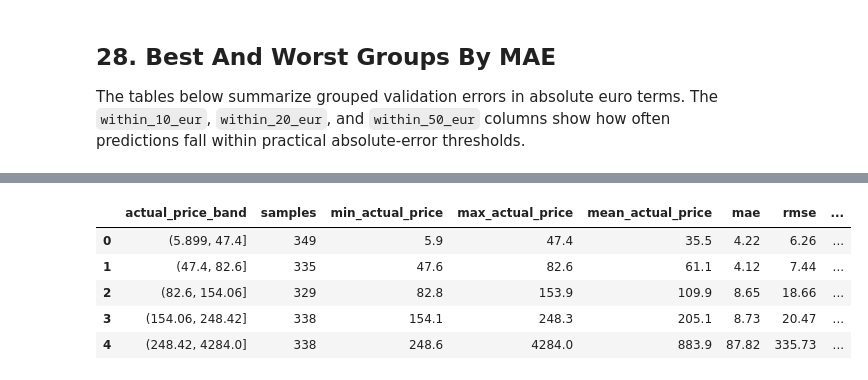
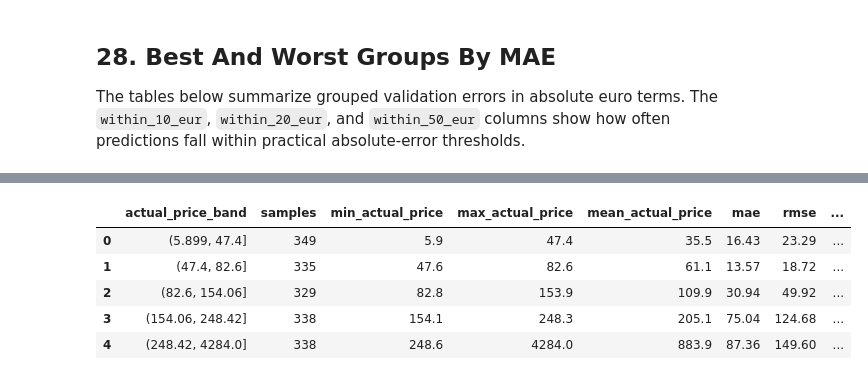
Before and after one commit to Riteshbhandarii/DPPM, a Jupyter notebook: notebooks/04_training/04_catboost.ipynb, the cells around one changed output, grey strips where cells are left out. Cells and saved outputs as stored; diff of their text form; code cells hidden in the pictures.

```diff
--- a/notebooks/04_training/04_catboost.ipynb
+++ b/notebooks/04_training/04_catboost.ipynb
@@ -1074,7 +1272,8 @@ def prepare_experiment_features(feature_list, train_df, validation_df, excluded_
         X_validation_current,
     )
 # %%
-for model_name, feature_list in feature_sets.items():
+for model_name, feature_config in feature_sets.items():
+    feature_list = feature_config["features"]
     (
         requested_features,
         available_features,
@@ -1095,14 +1294,17 @@ for model_name, feature_list in feature_sets.items():
         cat_features_current,
     ) = fit_catboost_model(
         X_train_current,
-        y_train_log,
+        prepare_catboost_target(y_train, selected_catboost_target_mode),
         X_validation_current,
-        y_validation_log,
+        prepare_catboost_target(y_validation, selected_catboost_target_mode),
         selected_catboost_params,
     )
 
-    validation_pred_log_current = model_current.predict(X_validation_current_prepared)
-    validation_pred_current = np.exp(validation_pred_log_current)
+    validation_pred_model_scale_current = model_current.predict(X_validation_current_prepared)
+    validation_pred_current = convert_catboost_predictions_to_eur(
+        validation_pred_model_scale_current,
+        selected_catboost_target_mode,
+    )
     experiment_predictions[model_name] = validation_pred_current
 
     validation_mae_current = mean_absolute_error(
@@ -1119,6 +1321,7 @@ for model_name, feature_list in feature_sets.items():
 
     experiment_results.append({
         "experiment": model_name,
+        "trusted_for_selection": feature_config["trusted_for_selection"],
         "raw_columns_requested": len(requested_features),
         "raw_columns_used": len(available_features),
         "raw_columns_missing": len(missing_features),
@@ -1129,6 +1332,7 @@ for model_name, feature_list in feature_sets.items():
 
     experiment_feature_details.append({
         "experiment": model_name,
+        "trusted_for_selection": feature_config["trusted_for_selection"],
         "used_features_count": len(available_features),
         "used_features_list": available_features,
         "missing_features_list": missing_features,
@@ -1214,5 +1424,23 @@ best_model_direction_summary.style.format({
 # %%
 # Build a full best-model validation table for absolute and percentage error diagnostics.
+if "experiment_results" not in globals() or len(experiment_results) == 0:
+    raise NameError(
+        "experiment_results is not defined. Run the feature-set comparison section first."
+    )
+
+experiment_results_df = pd.DataFrame(experiment_results)
+if "trusted_for_selection" not in experiment_results_df.columns:
+    experiment_results_df["trusted_for_selection"] = True
+
+trusted_experiment_results_df = experiment_results_df[
+    experiment_results_df["trusted_for_selection"]
+].copy()
+if trusted_experiment_results_df.empty:
+    trusted_experiment_results_df = experiment_results_df.copy()
+
+best_experiment_name = trusted_experiment_results_df.sort_values(
+    ["validation_MAE", "validation_RMSE"]
+).iloc[0]["experiment"]
 best_validation_predictions = experiment_predictions[best_experiment_name]
 
 best_model_validation_df = pd.DataFrame({
@@ -1245,37 +1473,37 @@ best_model_validation_df["actual_price_band"] = pd.qcut(
 )
 
 # The price-band summary includes MAPE because percentage error is informative across very different price levels.
 best_model_price_band_summary = (
     best_model_validation_df
     .groupby("actual_price_band", observed=False)
     .agg(
         samples=("actual_price", "size"),
         min_actual_price=("actual_price", "min"),
         max_actual_price=("actual_price", "max"),
         mean_actual_price=("actual_price", "mean"),
         mae=("absolute_error", "mean"),
         rmse=("squared_error", lambda s: np.sqrt(s.mean())),
         mape=("absolute_percentage_error", "mean"),
         median_residual=("residual", "median"),
     )
     .reset_index()
 )
 
 best_model_price_band_summary.style.format({
     "min_actual_price": "{:.1f}",
     "max_actual_price": "{:.1f}",
     "mean_actual_price": "{:.1f}",
     "mae": "{:.2f}",
     "rmse": "{:.2f}",
     "mape": "{:.1%}",
     "median_residual": "{:+.2f}",
 })
 # %% [output]
 |  | actual_price_band | samples | min_actual_price | max_actual_price | mean_actual_price | mae | rmse | ... |
-| 0 | (5.899, 47.4] | 349 | 5.9 | 47.4 | 35.5 | 4.22 | 6.26 | ... |
-| 1 | (47.4, 82.6] | 335 | 47.6 | 82.6 | 61.1 | 4.12 | 7.44 | ... |
-| 2 | (82.6, 154.06] | 329 | 82.8 | 153.9 | 109.9 | 8.65 | 18.66 | ... |
-| 3 | (154.06, 248.42] | 338 | 154.1 | 248.3 | 205.1 | 8.73 | 20.47 | ... |
-| 4 | (248.42, 4284.0] | 338 | 248.6 | 4284.0 | 883.9 | 87.82 | 335.73 | ... |
+| 0 | (5.899, 47.4] | 349 | 5.9 | 47.4 | 35.5 | 16.43 | 23.29 | ... |
+| 1 | (47.4, 82.6] | 335 | 47.6 | 82.6 | 61.1 | 13.57 | 18.72 | ... |
+| 2 | (82.6, 154.06] | 329 | 82.8 | 153.9 | 109.9 | 30.94 | 49.92 | ... |
+| 3 | (154.06, 248.42] | 338 | 154.1 | 248.3 | 205.1 | 75.04 | 124.68 | ... |
+| 4 | (248.42, 4284.0] | 338 | 248.6 | 4284.0 | 883.9 | 87.36 | 149.60 | ... |
 # %%
 experiment_results_df = pd.DataFrame(experiment_results)
```
Also changed, not shown: parts of 36 cells of this notebook, 2 other files.
